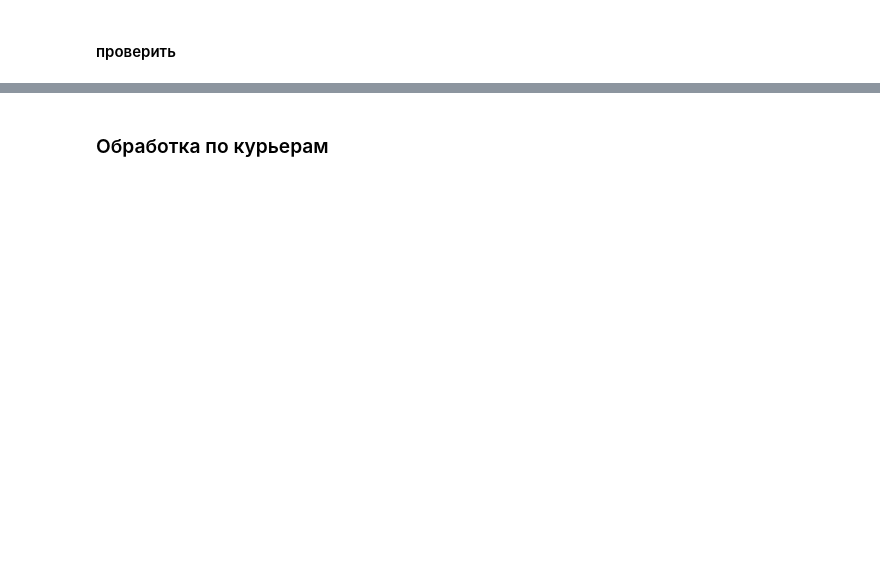
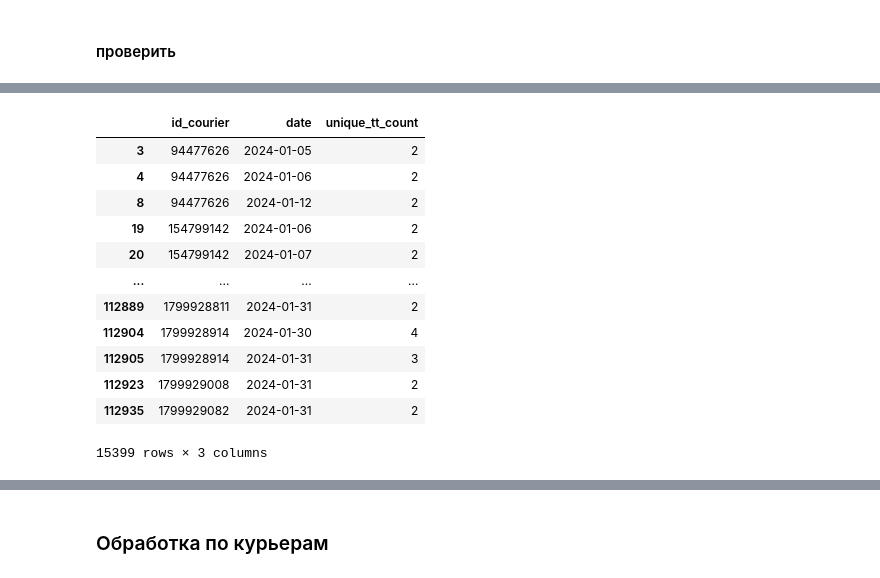
Before and after one commit to shkurtajadela/couriers, a Jupyter notebook: processing.ipynb, the cells around one changed output, grey strips where cells are left out. Saved outputs shown, nothing was run; the diff lists cells and outputs as text; code cells hidden in the pictures; blank space fills up the shorter version.

```diff
--- a/processing.ipynb
+++ b/processing.ipynb
@@ -25,0 +65,30 @@ df
+# %%
+df['date_delivered'] = pd.to_datetime(df['date_delivered'])
+df['date'] = df['date_delivered'].dt.date
+
+# Проверяем, работал ли курьер на нескольких ТТ в один день
+# Группируем по курьеру (`id_courier`) и дню (`date`), затем считаем количество уникальных ТТ (`id_tt`)
+multiple_tt_per_day = (
+    df.groupby(['id_courier', 'date'])['N']
+    .nunique()
+    .reset_index()
+    .rename(columns={'N': 'unique_tt_count'})
+)
+
+# Фильтруем только те случаи, где количество ТТ больше 1
+result = multiple_tt_per_day[multiple_tt_per_day['unique_tt_count'] > 1]
+result
+# %% [output]
+|  | id_courier | date | unique_tt_count |
+| 3 | 94477626 | 2024-01-05 | 2 |
+| 4 | 94477626 | 2024-01-06 | 2 |
+| 8 | 94477626 | 2024-01-12 | 2 |
+| 19 | 154799142 | 2024-01-06 | 2 |
+| 20 | 154799142 | 2024-01-07 | 2 |
+| ... | ... | ... | ... |
+| 112889 | 1799928811 | 2024-01-31 | 2 |
+| 112904 | 1799928914 | 2024-01-30 | 4 |
+| 112905 | 1799928914 | 2024-01-31 | 3 |
+| 112923 | 1799929008 | 2024-01-31 | 2 |
+| 112935 | 1799929082 | 2024-01-31 | 2 |
+15399 rows × 3 columns
```
Also changed, not shown: parts of 19 cells of this notebook, 1 other file.
